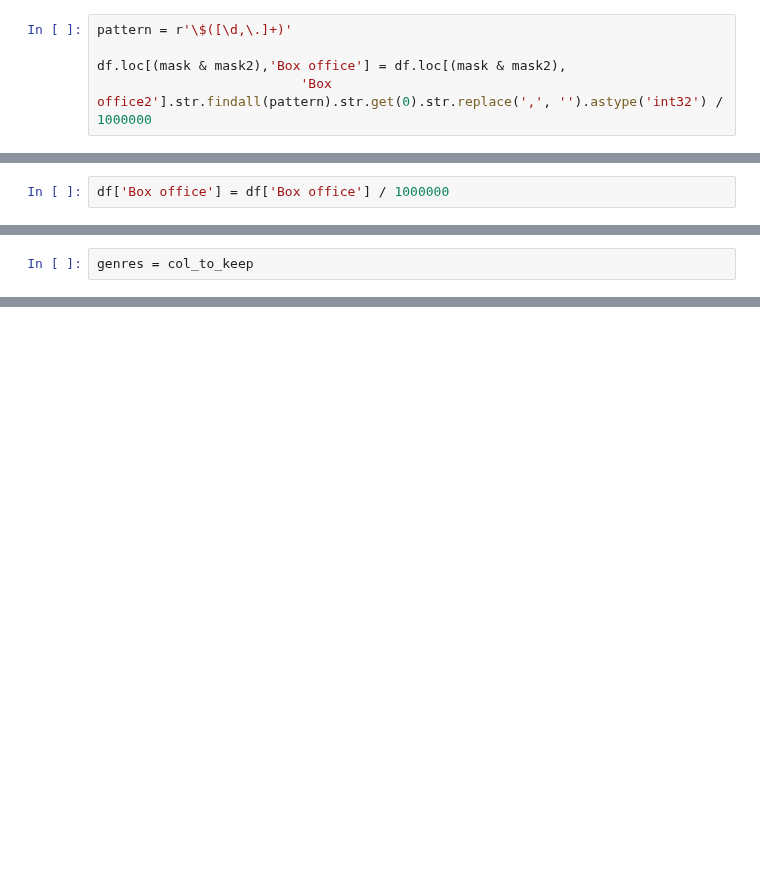
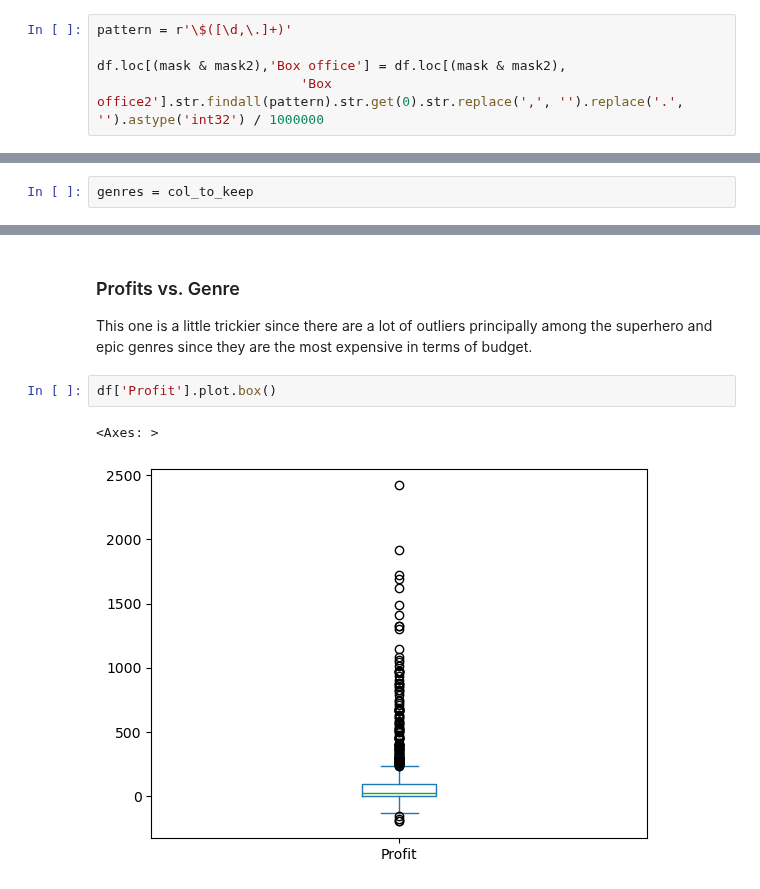
Before and after one commit to S3tuit/jup_lab, a Jupyter notebook: movies_analysis.ipynb, the cells around one changed output, grey strips where cells are left out. Drawn from its saved outputs; the diff is of its cells as text; blank space fills up the shorter version.

```diff
--- a/movies_analysis.ipynb
+++ b/movies_analysis.ipynb
@@ -209,4 +224,4 @@ df.rename(columns={'Box office':'Box office2'}, inplace=True)
 pattern = r'\$([\d,\.]+)'
 
 df.loc[(mask & mask2),'Box office'] = df.loc[(mask & mask2),
-                          'Box office2'].str.findall(pattern).str.get(0).str.replace(',', '').astype('int32') / 1000000
+                          'Box office2'].str.findall(pattern).str.get(0).str.replace(',', '').replace('.', '').astype('int32') / 1000000
@@ -224,8 +243,6 @@ df.loc[(mask & mask2),'Box office'][:10]
 68     0.933847
 84     0.935900
 Name: Box office, dtype: float64
-# %%
-df['Box office'] = df['Box office'] / 1000000
 # %%
 mask = (df['Box office2'].str.find('million') != -1)
 df.loc[mask,'Box office'] = df.loc[mask,
@@ -445,0 +432,9 @@ dtype: float64
+# %% [markdown]
+### Profits vs. Genre
+
+This one is a little trickier since there are a lot of outliers principally among the superhero and epic genres since they are the most expensive in terms of budget.
+# %%
+df['Profit'].plot.box()
+# %% [output]
+<Axes: >
+[figure, added]
```
Also changed, not shown: parts of 57 cells of this notebook.
